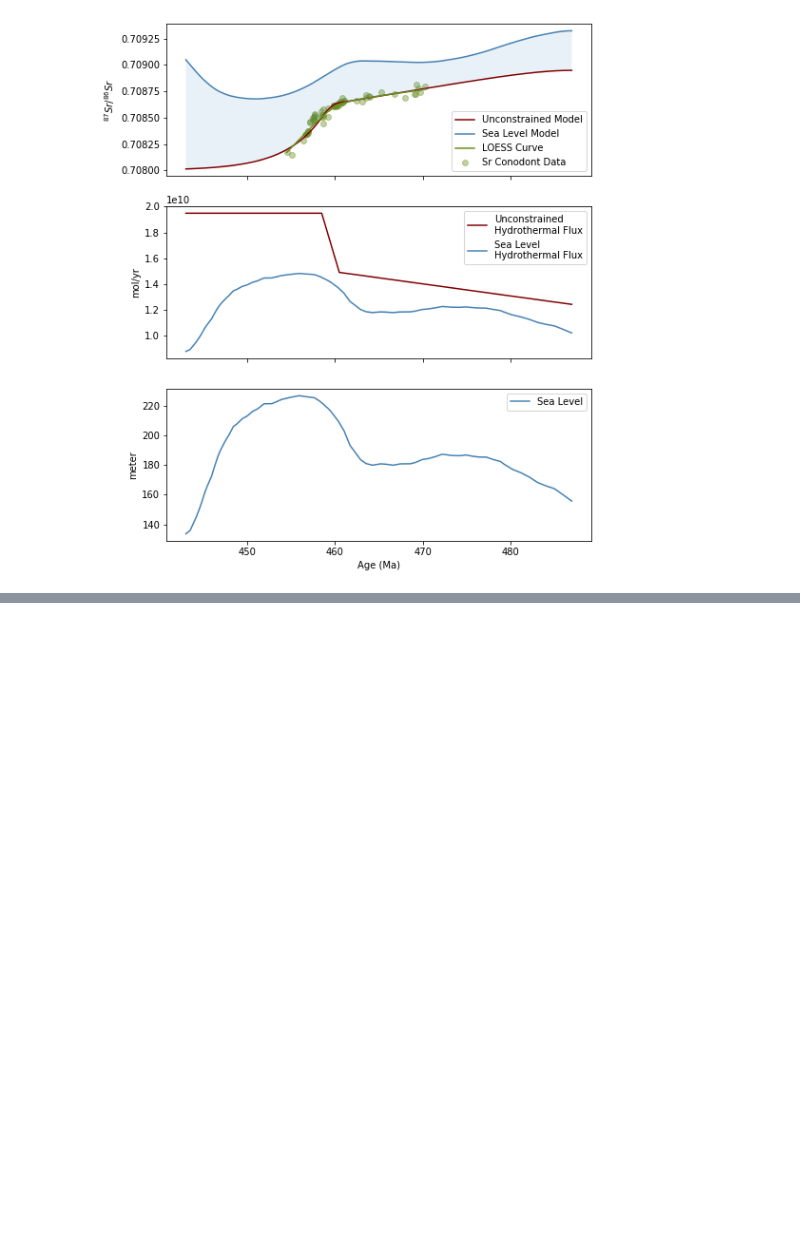
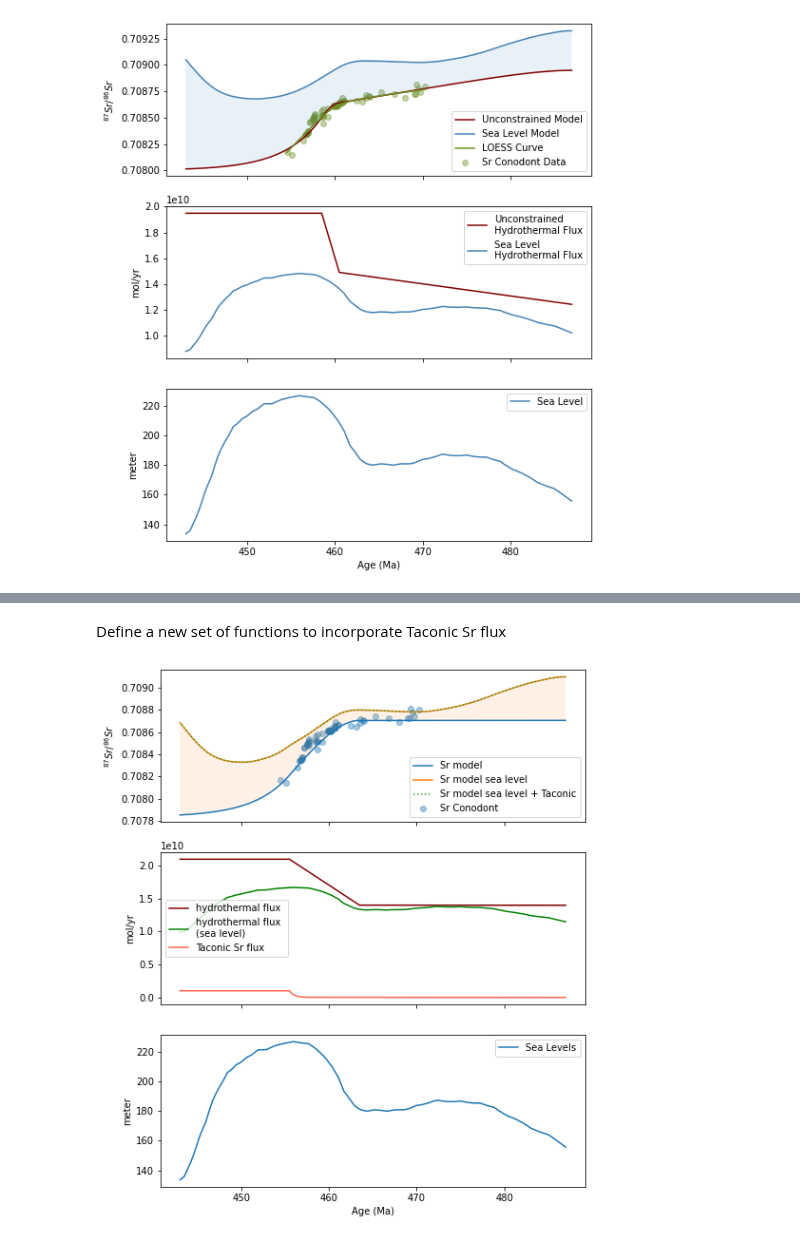
Before and after one commit to datuadiatma/avila_etal_2022, a Jupyter notebook: Notebook/Ordovician_Sr_Model.ipynb, the cells around one changed output, grey strips where cells are left out. Saved outputs shown, nothing was run; the diff lists cells and outputs as text; code cells hidden in the pictures; blank space fills up the shorter version.

```diff
--- a/Notebook/Ordovician_Sr_Model.ipynb
+++ b/Notebook/Ordovician_Sr_Model.ipynb
@@ -319,0 +388,2 @@ plt.show()
+# %% [markdown]
+Define a new set of functions to incorporate Taconic Sr flux
@@ -319,0 +476,30 @@ plt.show()
+# %%
+Rsw_taconic = np.zeros(nt)
+Rsw_taconic, GradSr_taconic = run_sim2(nt, dt, age, Jriv, Rriv, Rsw_sl, Jh_sl, Rh, Jtaconic, Rtaconic, N)
+# %%
+fig, ax = plt.subplots(3, figsize=(8, 10), sharex=True)
+
+ax[0].plot(age, Rsw, label="Sr model")
+ax[0].plot(age, Rsw_sl, label="Sr model sea level")
+ax[0].plot(age, Rsw_taconic, ls=':', label="Sr model sea level + Taconic")
+ax[0].scatter(SrOrdo['Age20'], SrOrdo['Sr'], label='Sr Conodont', alpha=0.4)
+ax[0].fill_between(age, Rsw_sl, Rsw, alpha=0.1)
+ax[0].set_ylabel('$^{87}Sr/^{86}Sr$')
+ax[0].legend(loc='best')
+
+ax[1].plot(age, Jh, c='maroon',label='hydrothermal flux')
+ax[1].plot(age, Jh_sl, c='green',label='hydrothermal flux \n(sea level)')
+ax[1].plot(age, Jtaconic, c='tomato',label='Taconic Sr flux')
+ax[1].set_ylabel('mol/yr')
+ax[1].legend(loc='best')
+
+ax[2].plot(age, sealevel, label='Sea Levels')
+ax[2].set_ylabel('meter')
+ax[2].set_xlabel('Age (Ma)')
+ax[2].legend(loc='best')
+
+plt.savefig('../Figure/OrdovicianSr_compare2.png')
+plt.savefig('../Figure/OrdovicianSr_compare2.svg')
+plt.show()
+# %% [output]
+[figure, added]
```
Also changed, not shown: parts of 13 cells of this notebook, 5 other files.
